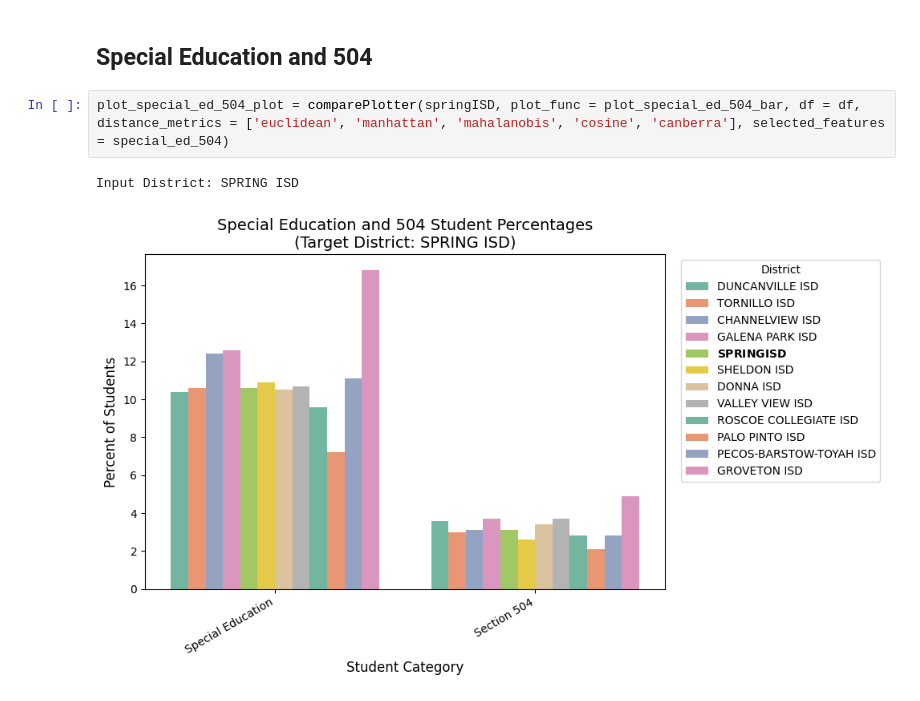
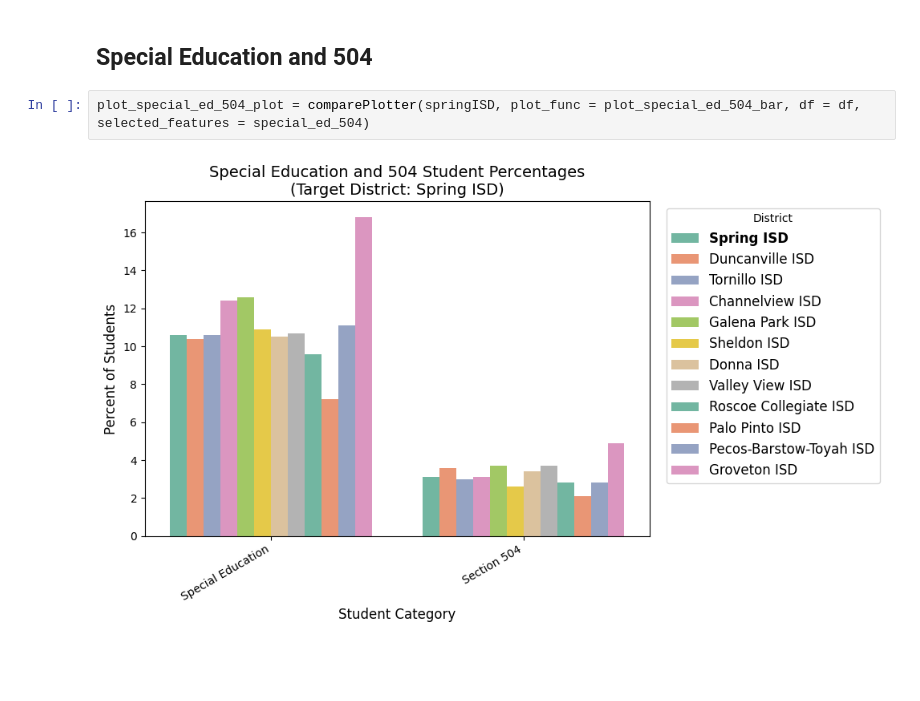
Before and after one commit to RiceD2KLab/HERC_Sp25, a Jupyter notebook: 4_Data_Modeling/4.2_KNN_Clustering/SpringISD.ipynb, the cells around one changed output. Cells and saved outputs as stored; diff of their text form; blank space fills up the shorter version.

```diff
--- a/4_Data_Modeling/4.2_KNN_Clustering/SpringISD.ipynb
+++ b/4_Data_Modeling/4.2_KNN_Clustering/SpringISD.ipynb
@@ -67,7 +67,6 @@ special_populations_plot = comparePlotter(springISD, plot_func = plot_special_po
 # %% [markdown]
 ## Special Education and 504
 # %%
-plot_special_ed_504_plot = comparePlotter(springISD, plot_func = plot_special_ed_504_bar, df = df, distance_metrics = ['euclidean', 'manhattan', 'mahalanobis', 'cosine', 'canberra'], selected_features = special_ed_504)
+plot_special_ed_504_plot = comparePlotter(springISD, plot_func = plot_special_ed_504_bar, df = df, selected_features = special_ed_504)
 # %% [output]
-Input District: SPRING ISD
-[figure, old version]
+[figure, new version]
```
Also changed, not shown: parts of 4 cells of this notebook, 1 other file.
